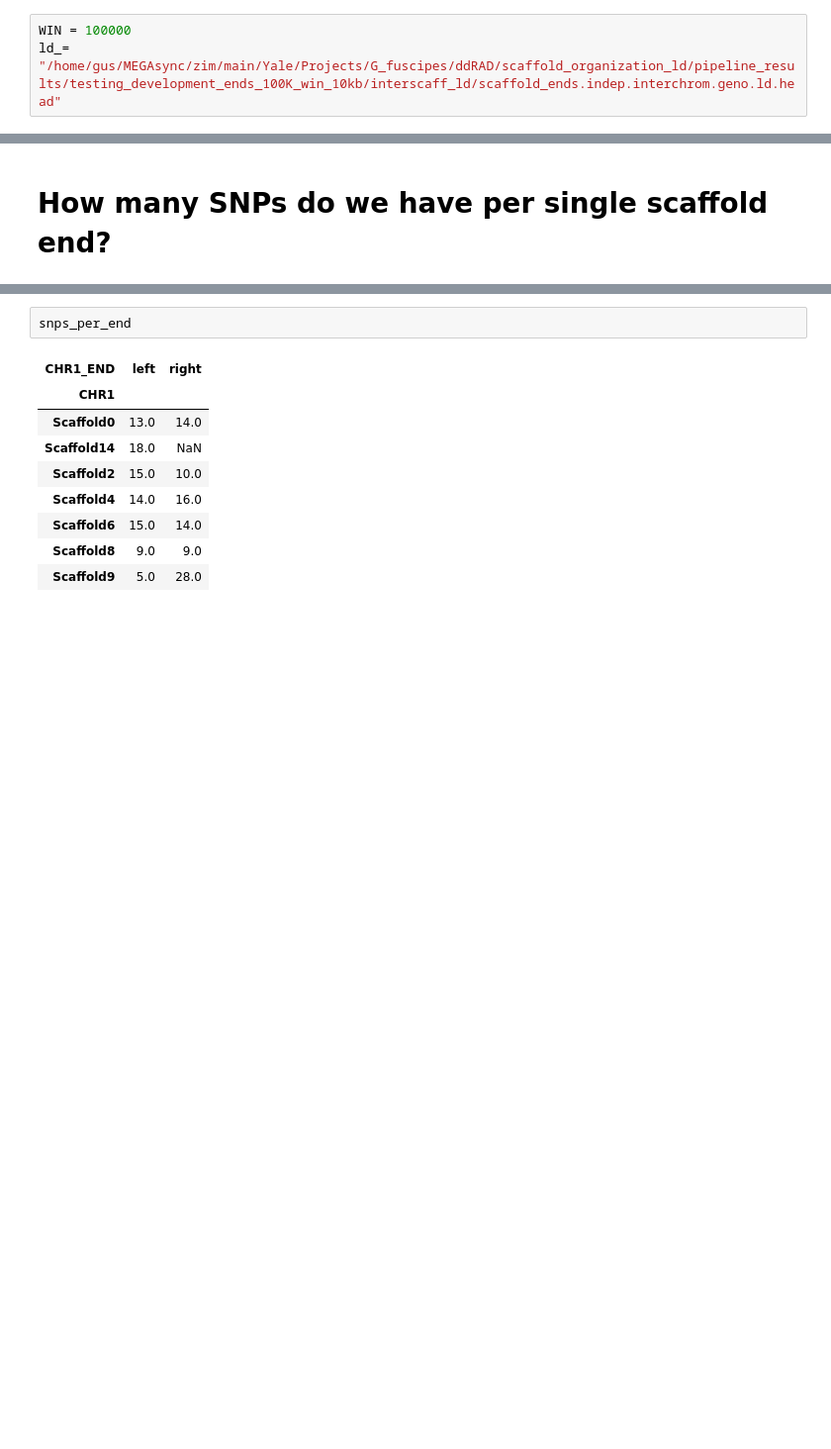
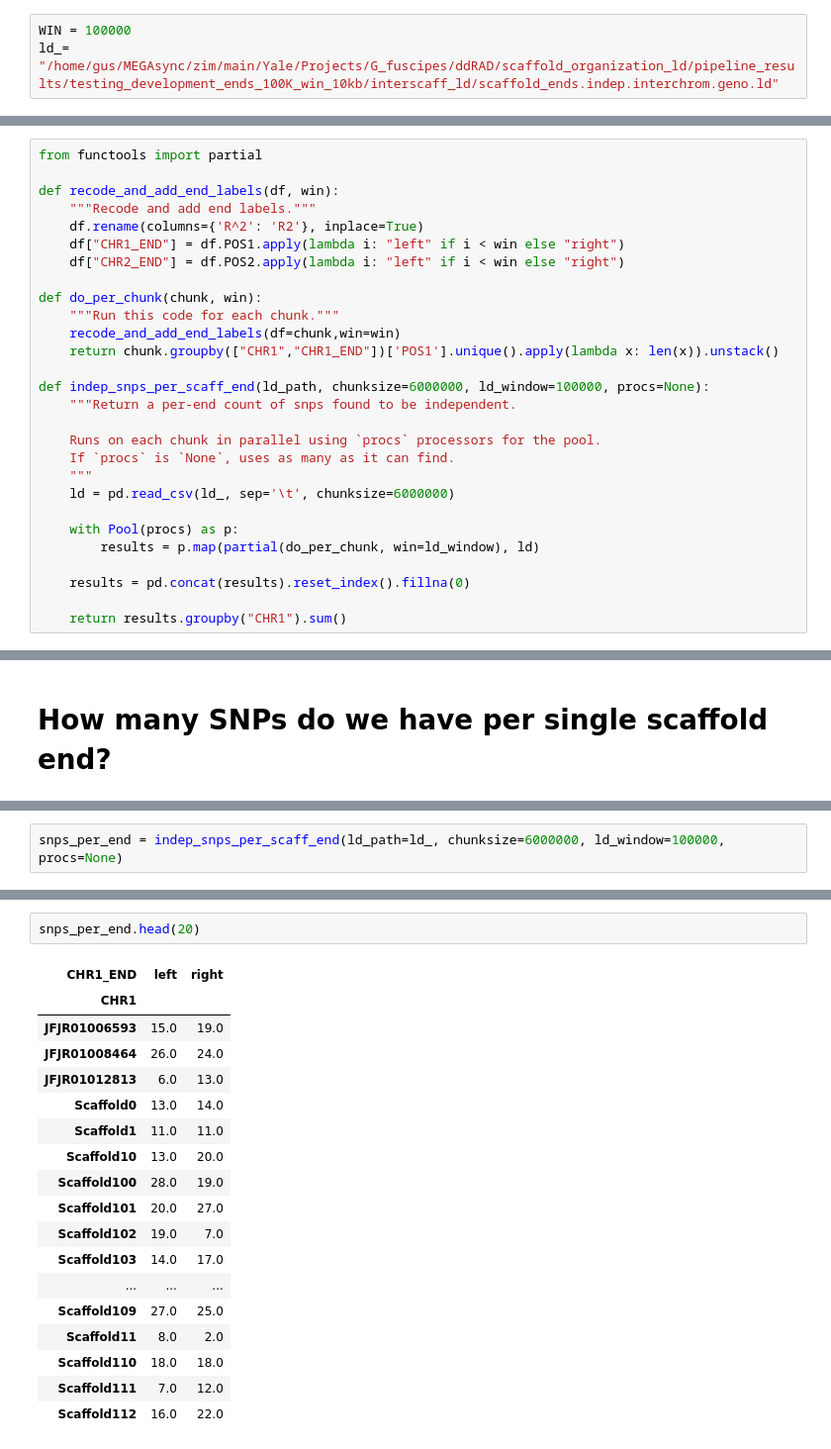
Before and after one commit to xguse/ipy_notebooks, a Jupyter notebook: YALE/Scaffold_order/2016-04-25__explore_interscaffold_LD.ipynb, the cells around one changed output, grey strips where cells are left out. Shown at 99% size. Drawn from its saved outputs; the diff is of its cells as text; blank space fills up the shorter version.

```diff
--- a/YALE/Scaffold_order/2016-04-25__explore_interscaffold_LD.ipynb
+++ b/YALE/Scaffold_order/2016-04-25__explore_interscaffold_LD.ipynb
@@ -17,6 +20,6 @@ sns.set_context('talk')
 # Paths
 # %%
 WIN = 100000
-ld_= "/home/gus/MEGAsync/zim/main/Yale/Projects/G_fuscipes/ddRAD/scaffold_organization_ld/pipeline_results/testing_development_ends_100K_win_10kb/interscaff_ld/scaffold_ends.indep.interchrom.geno.ld.head"
+ld_= "/home/gus/MEGAsync/zim/main/Yale/Projects/G_fuscipes/ddRAD/scaffold_organization_ld/pipeline_results/testing_development_ends_100K_win_10kb/interscaff_ld/scaffold_ends.indep.interchrom.geno.ld"
 # %% [markdown]
 # Functions
@@ -28,2 +26,30 @@ def recode_and_add_end_labels(df, win):
+# %%
+from functools import partial
+
+def recode_and_add_end_labels(df, win):
+    """Recode and add end labels."""
+    df.rename(columns={'R^2': 'R2'}, inplace=True)
+    df["CHR1_END"] = df.POS1.apply(lambda i: "left" if i < win else "right")
+    df["CHR2_END"] = df.POS2.apply(lambda i: "left" if i < win else "right")
+
+def do_per_chunk(chunk, win):
+    """Run this code for each chunk."""
+    recode_and_add_end_labels(df=chunk,win=win)
+    return chunk.groupby(["CHR1","CHR1_END"])['POS1'].unique().apply(lambda x: len(x)).unstack()
+
+def indep_snps_per_scaff_end(ld_path, chunksize=6000000, ld_window=100000, procs=None):
+    """Return a per-end count of snps found to be independent.
+
+    Runs on each chunk in parallel using `procs` processors for the pool.
+    If `procs` is `None`, uses as many as it can find.
+    """
+    ld = pd.read_csv(ld_, sep='\t', chunksize=6000000)
+
+    with Pool(procs) as p:
+        results = p.map(partial(do_per_chunk, win=ld_window), ld)
+
+    results = pd.concat(results).reset_index().fillna(0)
+
+    return results.groupby("CHR1").sum()
 # %% [markdown]
 # Load and recode
@@ -50,0 +60,2 @@ snps_per_end = ld.groupby(["CHR1","CHR1_END"])['POS1'].unique().apply(lambda x:
+# %%
+snps_per_end = indep_snps_per_scaff_end(ld_path=ld_, chunksize=6000000, ld_window=100000, procs=None)
@@ -51,12 +66,21 @@ snps_per_end = ld.groupby(["CHR1","CHR1_END"])['POS1'].unique().apply(lambda x:
 # %%
-snps_per_end
+snps_per_end.head(20)
 # %% [output]
 | CHR1_END | left | right |
 | CHR1 |  |  |
+| JFJR01006593 | 15.0 | 19.0 |
+| JFJR01008464 | 26.0 | 24.0 |
+| JFJR01012813 | 6.0 | 13.0 |
 | Scaffold0 | 13.0 | 14.0 |
-| Scaffold14 | 18.0 | NaN |
-| Scaffold2 | 15.0 | 10.0 |
-| Scaffold4 | 14.0 | 16.0 |
-| Scaffold6 | 15.0 | 14.0 |
-| Scaffold8 | 9.0 | 9.0 |
-| Scaffold9 | 5.0 | 28.0 |
+| Scaffold1 | 11.0 | 11.0 |
+| Scaffold10 | 13.0 | 20.0 |
+| Scaffold100 | 28.0 | 19.0 |
+| Scaffold101 | 20.0 | 27.0 |
+| Scaffold102 | 19.0 | 7.0 |
+| Scaffold103 | 14.0 | 17.0 |
+| ... | ... | ... |
+| Scaffold109 | 27.0 | 25.0 |
+| Scaffold11 | 8.0 | 2.0 |
+| Scaffold110 | 18.0 | 18.0 |
+| Scaffold111 | 7.0 | 12.0 |
+| Scaffold112 | 16.0 | 22.0 |
```
Also changed, not shown: parts of 24 cells of this notebook, 6 other files.
